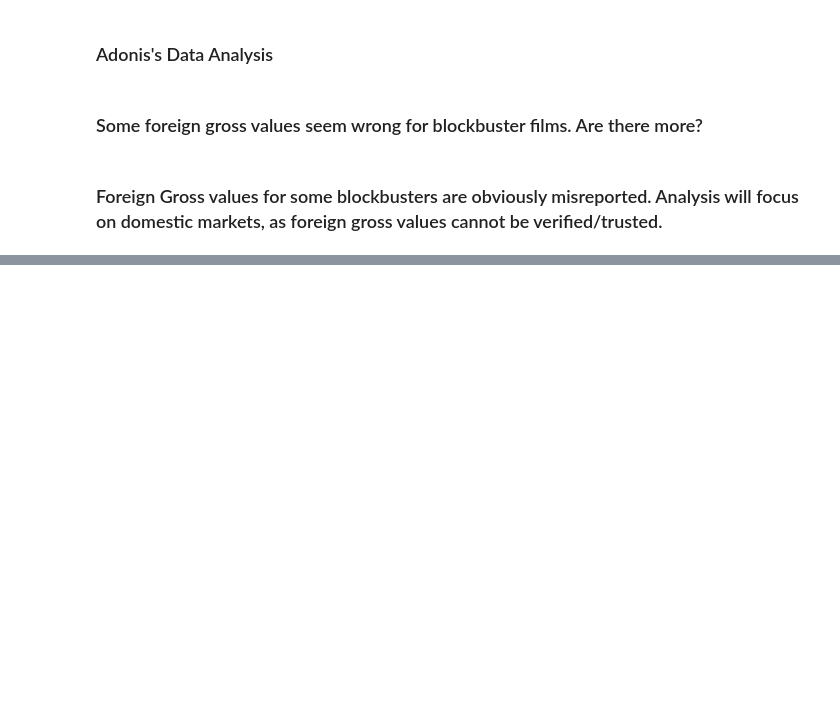
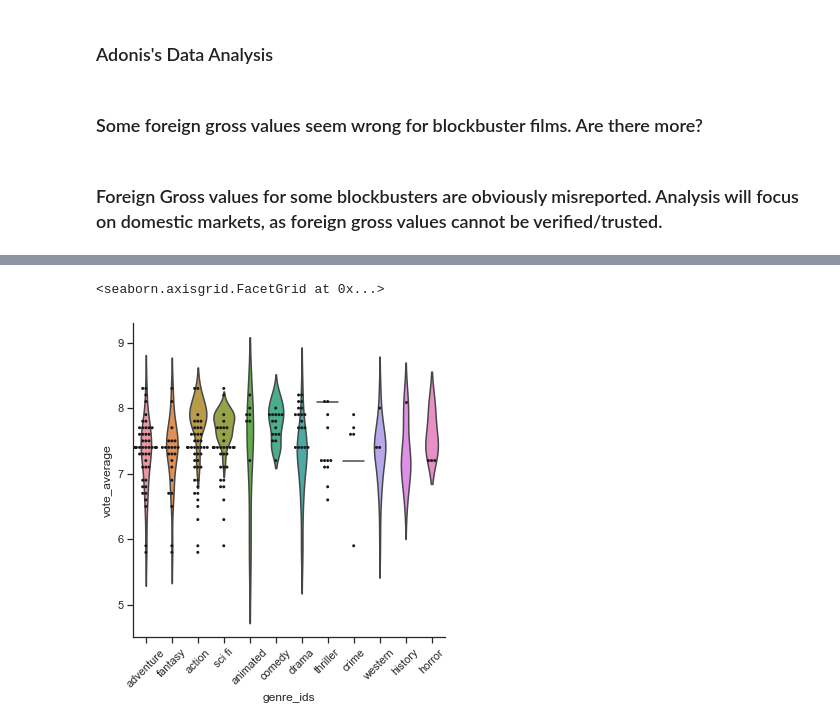
Before and after one commit to alpacanonymous/project1, a Jupyter notebook: final_notebook.ipynb, the cells around one changed output, grey strips where cells are left out. Saved outputs shown, nothing was run; the diff lists cells and outputs as text; code cells hidden in the pictures; blank space fills up the shorter version.

```diff
--- a/final_notebook.ipynb
+++ b/final_notebook.ipynb
@@ -363,0 +657,3 @@ fig.tight_layout()
+# %%
+#seperate genre ids with multiple values
+movie_type_data.genre_ids = movie_type_data.genre_ids.map(lambda x:eval(x))
@@ -363,0 +666,6 @@ fig.tight_layout()
+# %%
+movie_type_data = movie_type_data.explode("genre_ids")
+# %%
+#filter genres with few votes
+movie_type_data= movie_type_data.loc[movie_type_data['genre_ids']<= 878]
+movie_type_data
@@ -363,0 +686,11 @@ fig.tight_layout()
+# %%
+movie_type_data["genre_ids"].replace({12: "adventure", 14: "fantasy", 16: "animated", 18: "drama", 27: "horror", 28: "action", 35: "comedy", 36: "history", 37: "western", 53: "thriller", 80: "crime", 878: "sci fi"}, inplace=True)
+# %%
+#Create a violin plot to display the relationship between vote averages and genres
+sns.set_theme(style="ticks", color_codes=True)
+g = sns.catplot(x=movie_type_data["genre_ids"].astype("category") , y="vote_average", kind="violin", inner=None, data=movie_type_data)
+sns.swarmplot(x="genre_ids", y="vote_average", color="k", size=3, data=movie_type_data, ax=g.ax)
+g.set_xticklabels(rotation=45)
+# %% [output]
+<seaborn.axisgrid.FacetGrid at 0x...>
+[figure, added]
```
Also changed, not shown: parts of 29 cells of this notebook.
